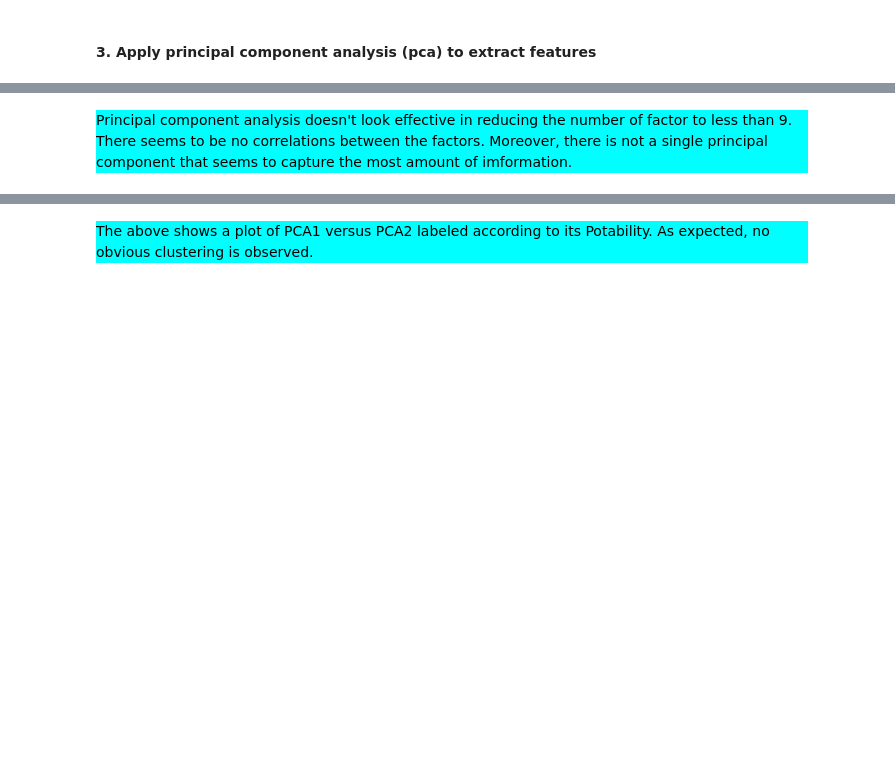
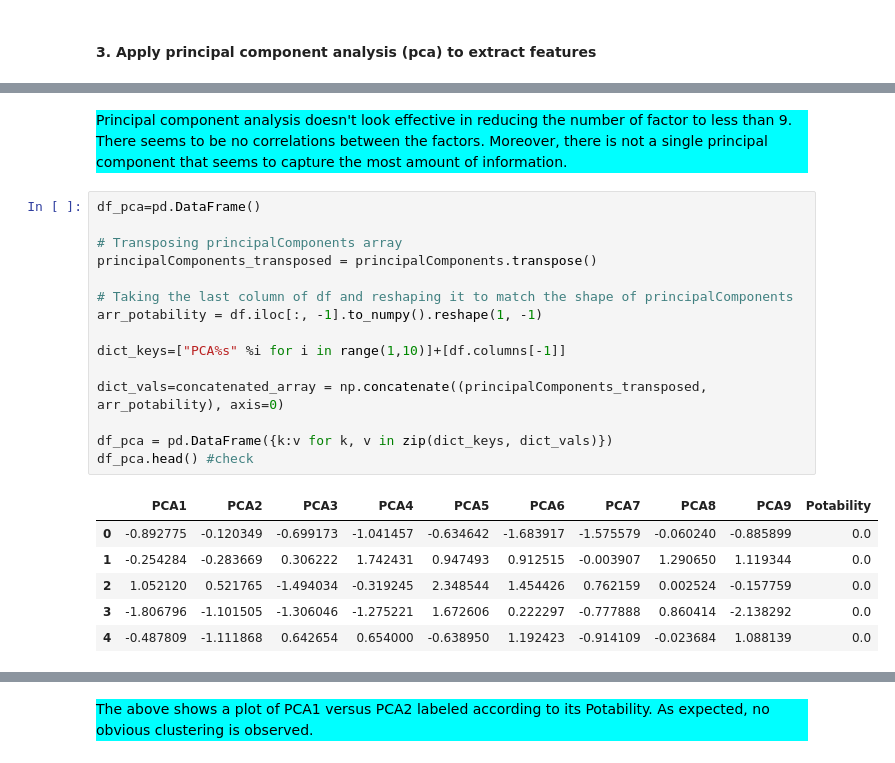
Before and after one commit to rayguna/EDA, a Jupyter notebook: 1_Water_Quality/Water_Quality_EDA.ipynb, the cells around one changed output, grey strips where cells are left out. Saved outputs shown, nothing was run; the diff lists cells and outputs as text; blank space fills up the shorter version.

```diff
--- a/1_Water_Quality/Water_Quality_EDA.ipynb
+++ b/1_Water_Quality/Water_Quality_EDA.ipynb
@@ -559,7 +562,29 @@ NameError: name 'cumulative_var_ratio' is not defined
 # %% [markdown]
 <div style="background-color: cyan; color: black;">
-Principal component analysis doesn't look effective in reducing the number of factor to less than 9. There seems to be no correlations between the factors. Moreover, there is not a single principal component that seems to capture the most amount of imformation.
+Principal component analysis doesn't look effective in reducing the number of factor to less than 9. There seems to be no correlations between the factors. Moreover, there is not a single principal component that seems to capture the most amount of information.
 </div>
+# %%
+df_pca=pd.DataFrame()
+
+# Transposing principalComponents array
+principalComponents_transposed = principalComponents.transpose()
+
+# Taking the last column of df and reshaping it to match the shape of principalComponents
+arr_potability = df.iloc[:, -1].to_numpy().reshape(1, -1)
+
+dict_keys=["PCA%s" %i for i in range(1,10)]+[df.columns[-1]]
+
+dict_vals=concatenated_array = np.concatenate((principalComponents_transposed, arr_potability), axis=0)
+
+df_pca = pd.DataFrame({k:v for k, v in zip(dict_keys, dict_vals)})
+df_pca.head() #check
+# %% [output]
+|  | PCA1 | PCA2 | PCA3 | PCA4 | PCA5 | PCA6 | PCA7 | PCA8 | PCA9 | Potability |
+| 0 | -0.892775 | -0.120349 | -0.699173 | -1.041457 | -0.634642 | -1.683917 | -1.575579 | -0.060240 | -0.885899 | 0.0 |
+| 1 | -0.254284 | -0.283669 | 0.306222 | 1.742431 | 0.947493 | 0.912515 | -0.003907 | 1.290650 | 1.119344 | 0.0 |
+| 2 | 1.052120 | 0.521765 | -1.494034 | -0.319245 | 2.348544 | 1.454426 | 0.762159 | 0.002524 | -0.157759 | 0.0 |
+| 3 | -1.806796 | -1.101505 | -1.306046 | -1.275221 | 1.672606 | 0.222297 | -0.777888 | 0.860414 | -2.138292 | 0.0 |
+| 4 | -0.487809 | -1.111868 | 0.642654 | 0.654000 | -0.638950 | 1.192423 | -0.914109 | -0.023684 | 1.088139 | 0.0 |
 # %%
 # Separate data based on Potability
 potable = df_pca['Potability'] == 1
```
Also changed, not shown: parts of 7 cells of this notebook.
